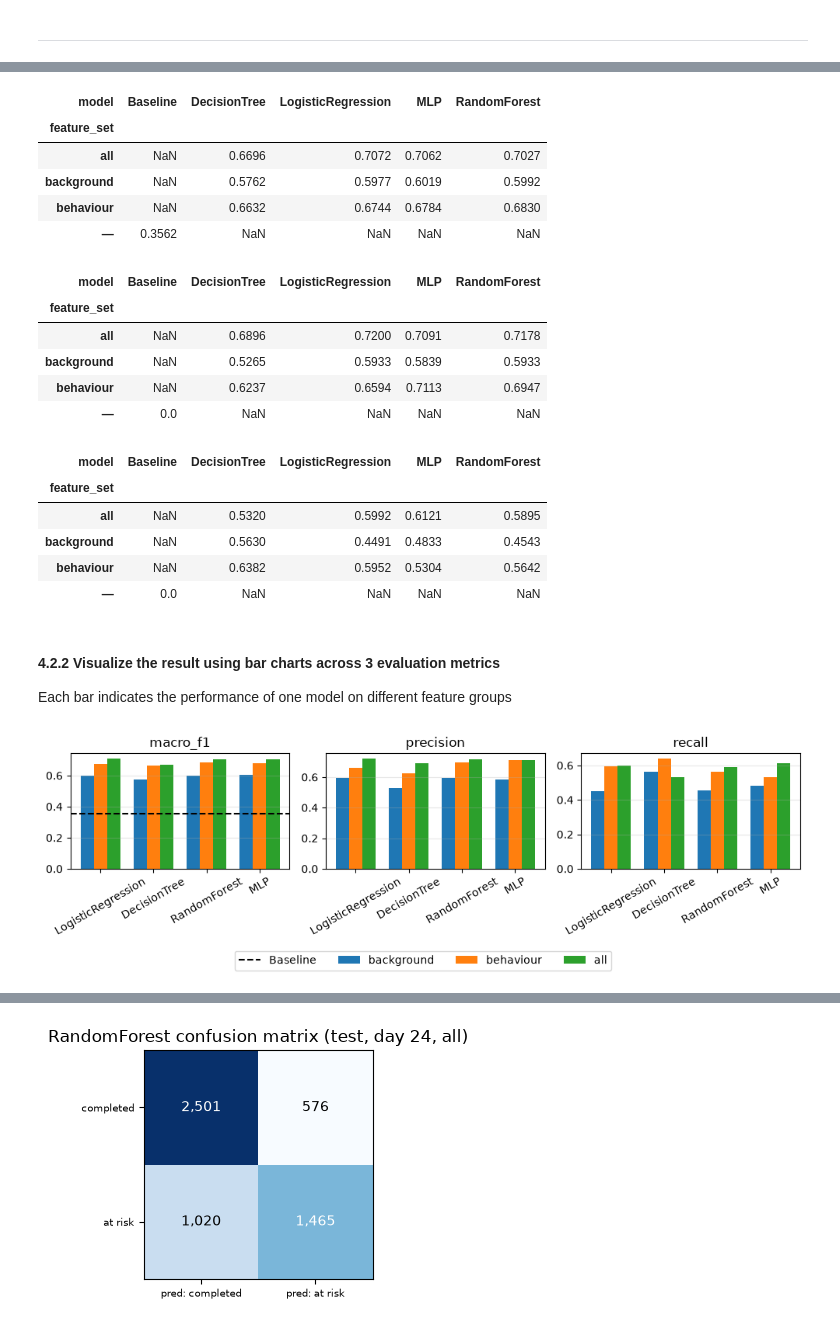
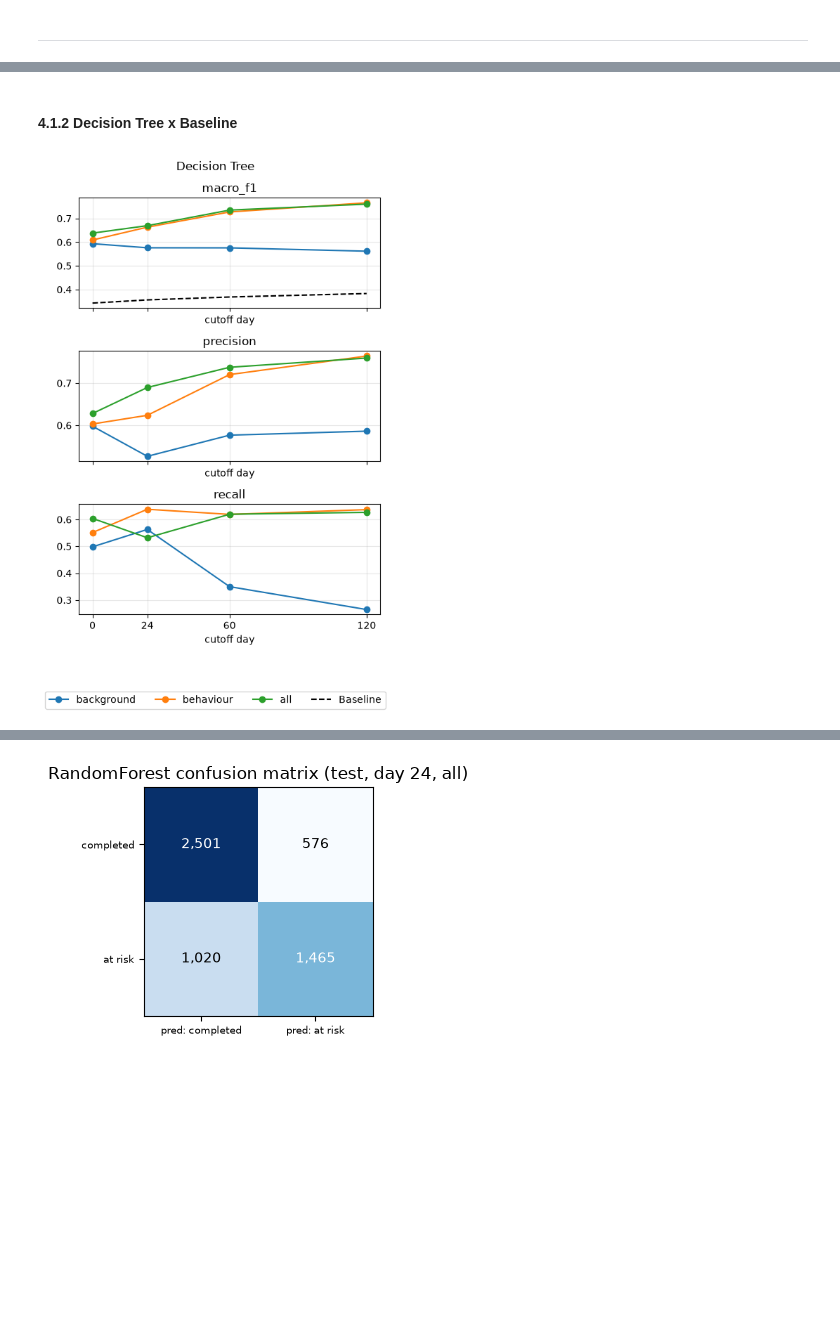
Before and after one commit to guangyu11/OULAD-Prediction, a Jupyter notebook: main.ipynb, the cells around one changed output, grey strips where cells are left out. Cells and saved outputs as stored; diff of their text form; code cells hidden in the pictures; blank space fills up the shorter version.

```diff
--- a/main.ipynb
+++ b/main.ipynb
@@ -1011,47 +1011,24 @@ plt.show()
-# %%
-# statistics to RQ2: behaviour and background features. Which is better?
-rq2_table = all_results[all_results["cutoff"] == 24]
-display(rq2_table.pivot(index="feature_set", columns="model", values="macro_f1"))
-display(rq2_table.pivot(index="feature_set", columns="model", values="precision"))
-display(rq2_table.pivot(index="feature_set", columns="model", values="recall"))
-# %% [output]
-| model | Baseline | DecisionTree | LogisticRegression | MLP | RandomForest |
-| feature_set |  |  |  |  |  |
-| all | NaN | 0.6696 | 0.7072 | 0.7062 | 0.7027 |
-| background | NaN | 0.5762 | 0.5977 | 0.6019 | 0.5992 |
-| behaviour | NaN | 0.6632 | 0.6744 | 0.6784 | 0.6830 |
-| — | 0.3562 | NaN | NaN | NaN | NaN |
-| model | Baseline | DecisionTree | LogisticRegression | MLP | RandomForest |
-| feature_set |  |  |  |  |  |
-| all | NaN | 0.6896 | 0.7200 | 0.7091 | 0.7178 |
-| background | NaN | 0.5265 | 0.5933 | 0.5839 | 0.5933 |
-| behaviour | NaN | 0.6237 | 0.6594 | 0.7113 | 0.6947 |
-| — | 0.0 | NaN | NaN | NaN | NaN |
-| model | Baseline | DecisionTree | LogisticRegression | MLP | RandomForest |
-| feature_set |  |  |  |  |  |
-| all | NaN | 0.5320 | 0.5992 | 0.6121 | 0.5895 |
-| background | NaN | 0.5630 | 0.4491 | 0.4833 | 0.4543 |
-| behaviour | NaN | 0.6382 | 0.5952 | 0.5304 | 0.5642 |
-| — | 0.0 | NaN | NaN | NaN | NaN |
-# %% [markdown]
-#### 4.2.2 Visualize the result using bar charts across 3 evaluation metrics
-Each bar indicates the performance of one model on different feature groups
-# %%
-# create bar chart for each evaluation metric
-fig, axes = plt.subplots(1, 3, figsize=(10, 3.2))
-for ax, metric in zip(axes, ["macro_f1", "precision", "recall"]):
-    for i, fs in enumerate(["background", "behaviour", "all"]):
-        d = rq2_table[rq2_table["feature_set"] == fs]
-        ax.bar(np.arange(len(d)) + (i - 1) * 0.25, d[metric], 0.25, label=fs)
-    if metric == "macro_f1":
-        b = rq2_table[rq2_table["model"] == "Baseline"]
-        ax.axhline(b[metric].iloc[0], color="k", linestyle="--", label="Baseline")
-    ax.set_title(metric)
-    ax.set_xticks(np.arange(len(d)), d["model"], rotation=30)
-    ax.grid(alpha=0.3, axis="y")
-# one shared legend for all panels
-fig.legend(*axes[0].get_legend_handles_labels(), loc="lower center", ncol=4)
-fig.tight_layout(rect=(0, 0.1, 1, 1))
-plt.show()
-# %% [output]
-[figure, removed]
+# %% [markdown]
+#### 4.1.2 Decision Tree x Baseline
+# %%
+# plot for each evaluation metric
+d = rq1_table[rq1_table["model"] == "DecisionTree"]
+fig, axes = plt.subplots(3, 1, figsize=(5, 8), sharex=True)
+for ax, metric in zip(axes, ["macro_f1", "precision", "recall"]):
+    for fs in ["background", "behaviour", "all"]:
+        f = d[d["feature_set"] == fs]
+        ax.plot(f["cutoff"], f[metric], marker="o", label=fs)
+    if metric == "macro_f1":
+        b = all_results[all_results["model"] == "Baseline"]
+        ax.plot(b["cutoff"], b[metric], "k--", label="Baseline")
+    ax.set_title(metric)
+    ax.set_xticks(CUTOFF_DAYS)
+    ax.set_xlabel("cutoff day")
+    ax.grid(alpha=0.3)
+fig.suptitle("Decision Tree")
+# one shared legend for all panels
+fig.legend(*axes[0].get_legend_handles_labels(), loc="lower center", ncol=4)
+fig.tight_layout(rect=(0, 0.1, 1, 1))
+plt.show()
+# %% [output]
+[figure, added]
```
Also changed, not shown: parts of 15 cells of this notebook.
